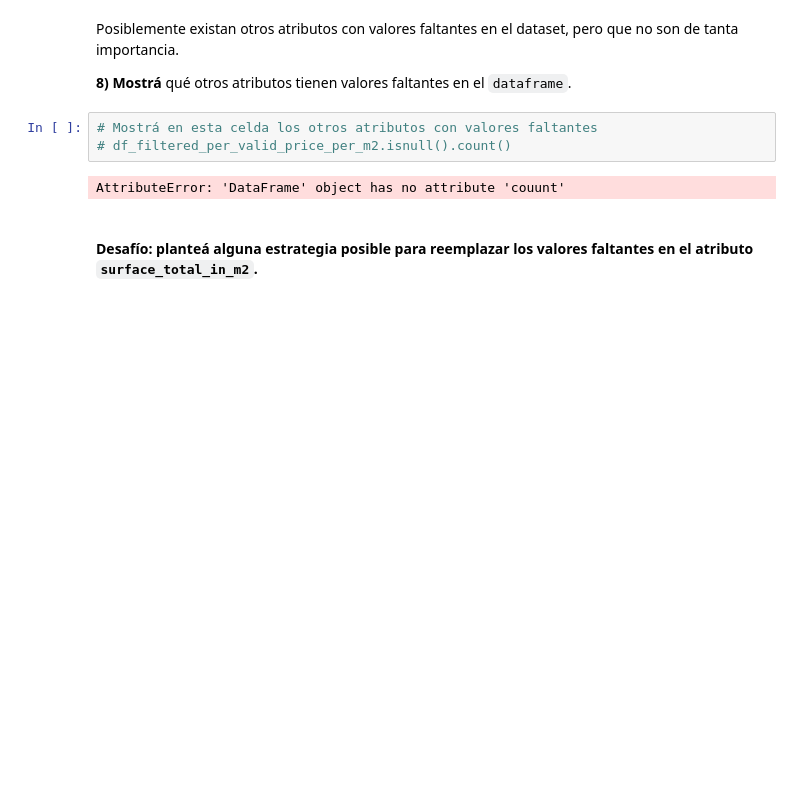
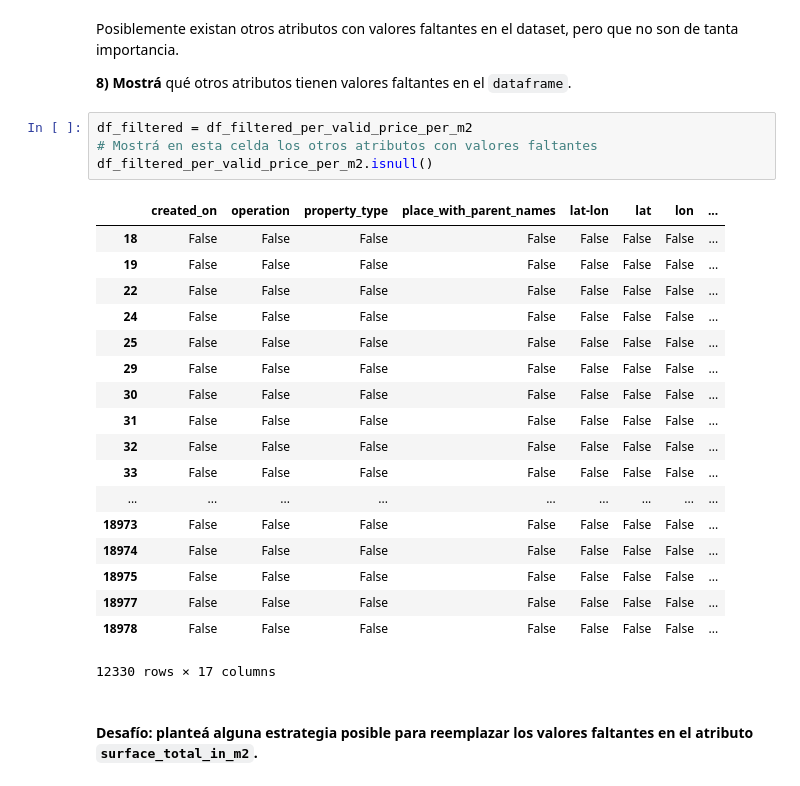
Before and after one commit to lorenzojlamas/curso-ds, a Jupyter notebook: entrega-1/recursos_proyecto_1.ipynb, the cells around one changed output. Cells and saved outputs as stored; diff of their text form; blank space fills up the shorter version.

```diff
--- a/entrega-1/recursos_proyecto_1.ipynb
+++ b/entrega-1/recursos_proyecto_1.ipynb
@@ -145,10 +145,28 @@ Posiblemente existan otros atributos con valores faltantes en el dataset, pero q
 
 **8) Mostrá** qué otros atributos tienen valores faltantes en el `dataframe`.
 # %%
+df_filtered = df_filtered_per_valid_price_per_m2
 # Mostrá en esta celda los otros atributos con valores faltantes
-# df_filtered_per_valid_price_per_m2.isnull().count()
+df_filtered_per_valid_price_per_m2.isnull()
 # %% [output]
+|  | created_on | operation | property_type | place_with_parent_names | lat-lon | lat | lon | ... |
+| 18 | False | False | False | False | False | False | False | ... |
+| 19 | False | False | False | False | False | False | False | ... |
+| 22 | False | False | False | False | False | False | False | ... |
+| 24 | False | False | False | False | False | False | False | ... |
+| 25 | False | False | False | False | False | False | False | ... |
+| 29 | False | False | False | False | False | False | False | ... |
+| 30 | False | False | False | False | False | False | False | ... |
+| 31 | False | False | False | False | False | False | False | ... |
+| 32 | False | False | False | False | False | False | False | ... |
+| 33 | False | False | False | False | False | False | False | ... |
+| ... | ... | ... | ... | ... | ... | ... | ... | ... |
+| 18973 | False | False | False | False | False | False | False | ... |
+| 18974 | False | False | False | False | False | False | False | ... |
+| 18975 | False | False | False | False | False | False | False | ... |
+| 18977 | False | False | False | False | False | False | False | ... |
+| 18978 | False | False | False | False | False | False | False | ... |
-AttributeError: 'DataFrame' object has no attribute 'couunt'
+12330 rows × 17 columns
 # %% [markdown]
 #### Desafío: planteá alguna estrategia posible para reemplazar los valores faltantes en el atributo `surface_total_in_m2`.
 # %% [markdown]
```
Also changed, not shown: 3 other files.
